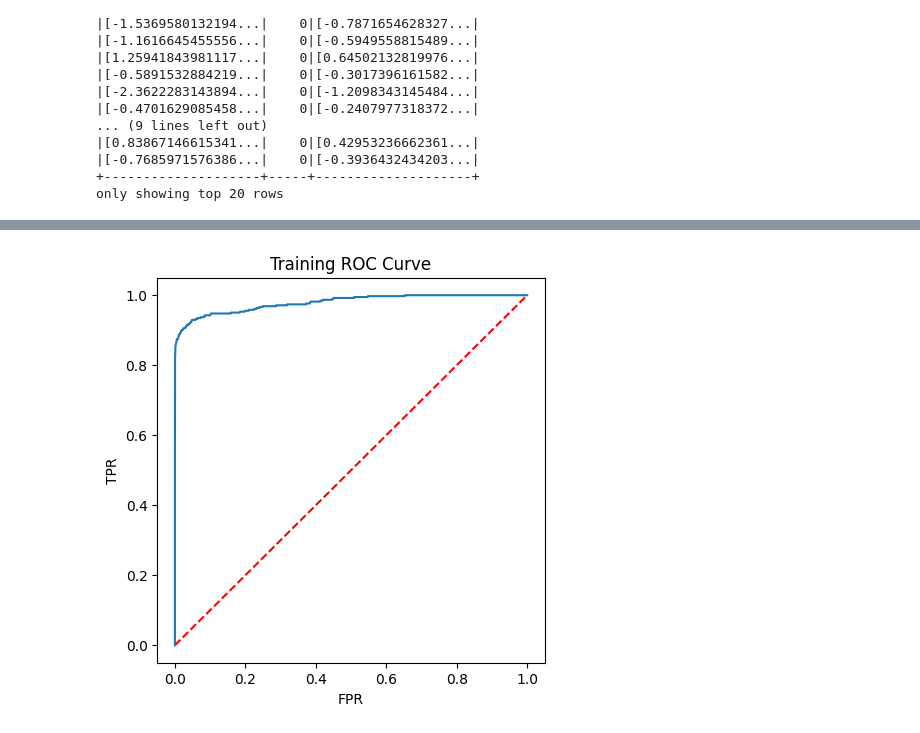
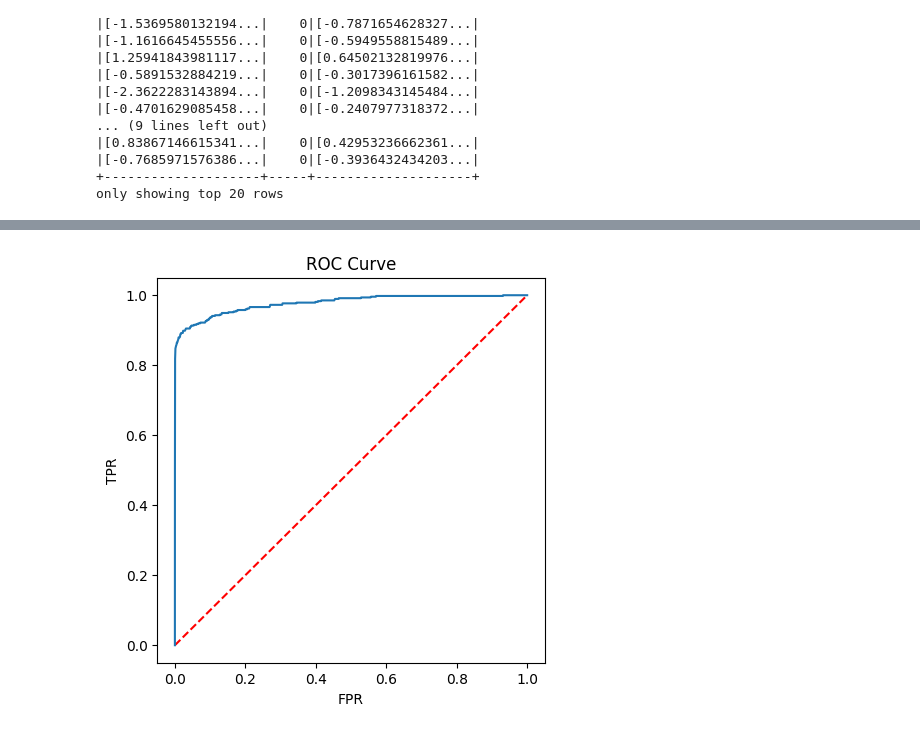
Before and after one commit to stillxthahn/IntroBigData-FinalProject, a Jupyter notebook: src/Problem1_Classification/Structured_API.ipynb, the cells around one changed output, grey strips where cells are left out. Saved outputs shown, nothing was run; the diff lists cells and outputs as text; code cells hidden in the pictures.

```diff
--- a/src/Problem1_Classification/Structured_API.ipynb
+++ b/src/Problem1_Classification/Structured_API.ipynb
@@ -97 +128,4 @@ Number of rows: 283726, Number of columns: 31
+# %%
+data = data.drop("Time")
+data = data.dropDuplicates()
 # %% [markdown]
@@ -99,21 +133,21 @@ Number of rows: 283726, Number of columns: 31
 # %%
 from pyspark.ml.feature import VectorAssembler, StandardScaler
 
-# Drop the 'Time' column and any duplicates
-numeric_data = data.drop("Time")
-numeric_data = numeric_data.dropDuplicates()
-
 # Assemble feature columns into a single vector column
-feature_columns = numeric_data.columns[:-1]  # Assuming the last column is the label
-assembler = VectorAssembler(inputCols=feature_columns, outputCol="features")
-data_with_features = assembler.transform(numeric_data).select("features", "Class")
+feature_cols = [col_name for col_name in data.columns if col_name != "Class"]
+assembler = VectorAssembler(inputCols=feature_cols, outputCol="features")
+data_with_features = assembler.transform(data).select("features", "Class")
 
 # Standardize the features
 scaler = StandardScaler(inputCol="features", outputCol="scaledFeatures", withStd=True, withMean=False)
 scaler_model = scaler.fit(data_with_features)
 data_preprocessed = scaler_model.transform(data_with_features)
 
-data_preprocessed.write.parquet("../../data/creditcard_preprocessed.parquet", mode="overwrite")
+data_preprocessed_rdd = data_preprocessed.rdd
+data_preprocessed_rdd.toDF().write.parquet("../../data/creditcard_preprocessed.parquet", mode="overwrite")
+
+# data_preprocessed.write.parquet("../../data/creditcard_preprocessed.parquet", mode="overwrite")
+
 data_preprocessed.show()
 # %% [output]
 +--------------------+-----+--------------------+
@@ -139,52 +175,34 @@ from pyspark.ml.evaluation import BinaryClassificationEvaluator
 from pyspark.ml.evaluation import MulticlassClassificationEvaluator
 import matplotlib.pyplot as plt
 
-# Split the data into training and testing sets
-train_data, test_data = data_preprocessed.randomSplit([0.8, 0.2], seed=42)
-
 # Initialize the Logistic Regression model
 lr = LogisticRegression(featuresCol="scaledFeatures", labelCol="Class", predictionCol="prediction")
 
 # Fit the model on the training data
-lr_model = lr.fit(train_data)
+lr_model = lr.fit(data_preprocessed)
 
-# Inspect metrics of trainning data
-training_summary = lr_model.summary
-print(f"Training Accuracy: {training_summary.accuracy}")
-print(f"Training Recall: {training_summary.recallByThreshold.collect()[0]['recall']}")
-print(f"Training F1-Score: {training_summary.fMeasureByThreshold.collect()[0]['F-Measure']}")
-print(f"Training Precision: {training_summary.precisionByThreshold.collect()[0]['precision']}")
-print(f"Training Coefficients: {lr_model.coefficients}")
-print(f"Training Intercept: {lr_model.intercept}")
+# Inspect metrics of training data
+summary = lr_model.summary
+print(f"Accuracy: {summary.accuracy:.4f}")
+print(f"Recall: {summary.recallByThreshold.collect()[0]['recall']:.4f}")
+print(f"F1-Score: {summary.fMeasureByThreshold.collect()[0]['F-Measure']:.4f}")
+print(f"Precision: {summary.precisionByThreshold.collect()[0]['precision']:.4f}")
+print(f"AUC: {summary.areaUnderROC:.4f}")
+print(f"Coefficients: {lr_model.coefficients}")
+print(f"Intercept: {lr_model.intercept:.4f}")
+
+
+# Plot ROC Curve
 plt.figure(figsize=(5,5))
 plt.plot([0, 1], [0, 1], 'r--')
-plt.plot(lr_model.summary.roc.select('FPR').collect(),
-         lr_model.summary.roc.select('TPR').collect())
+
+# Extract points for ROC curve
+fpr = [row['FPR'] for row in summary.roc.collect()]
+tpr = [row['TPR'] for row in summary.roc.collect()]
+plt.plot(fpr, tpr)
+
 plt.xlabel('FPR')
 plt.ylabel('TPR')
-plt.title('Training ROC Curve')
+plt.title('ROC Curve')
 plt.show()
-
-
-# Make predictions on the test data
-predictions = lr_model.transform(test_data)
-
-# Evaluate metrics of testing data
-evaluator = BinaryClassificationEvaluator(labelCol="Class", rawPredictionCol="rawPrediction", metricName="areaUnderROC")
-test_auc = evaluator.evaluate(predictions)
-
-print(f"Testing AUC: {test_auc}")
-
-# Accuracy, precision, recall from MulticlassClassificationEvaluator
-from pyspark.ml.evaluation import MulticlassClassificationEvaluator
-
-evaluator_accuracy = MulticlassClassificationEvaluator(labelCol="Class", predictionCol="prediction", metricName="accuracy")
-evaluator_precision = MulticlassClassificationEvaluator(labelCol="Class", predictionCol="prediction", metricName="weightedPrecision")
-evaluator_recall = MulticlassClassificationEvaluator(labelCol="Class", predictionCol="prediction", metricName="weightedRecall")
-evaluator_f1 = MulticlassClassificationEvaluator(labelCol="Class", predictionCol="prediction", metricName="f1")
-
-print(f"Testing Accuracy: {evaluator_accuracy.evaluate(predictions)}")
-print(f"Testing Precision: {evaluator_precision.evaluate(predictions)}")
-print(f"Testing Recall: {evaluator_recall.evaluate(predictions)}")
-print(f"Testing F1-Score: {evaluator_f1.evaluate(predictions)}")
 # %% [output]
@@ -197 +216 @@ Training Intercept: -8.806317906611596
-[figure, old version]
+[figure, new version]
```
Also changed, not shown: parts of 14 cells of this notebook, 2 other files.
